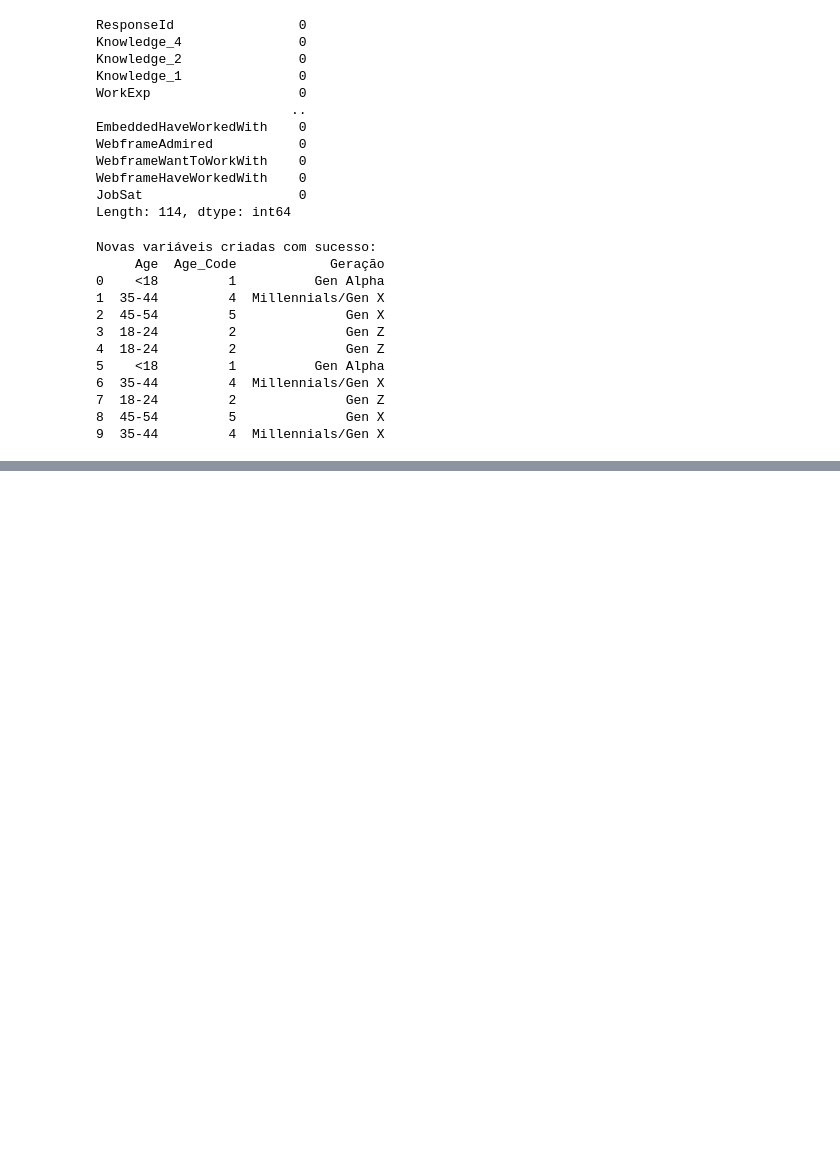
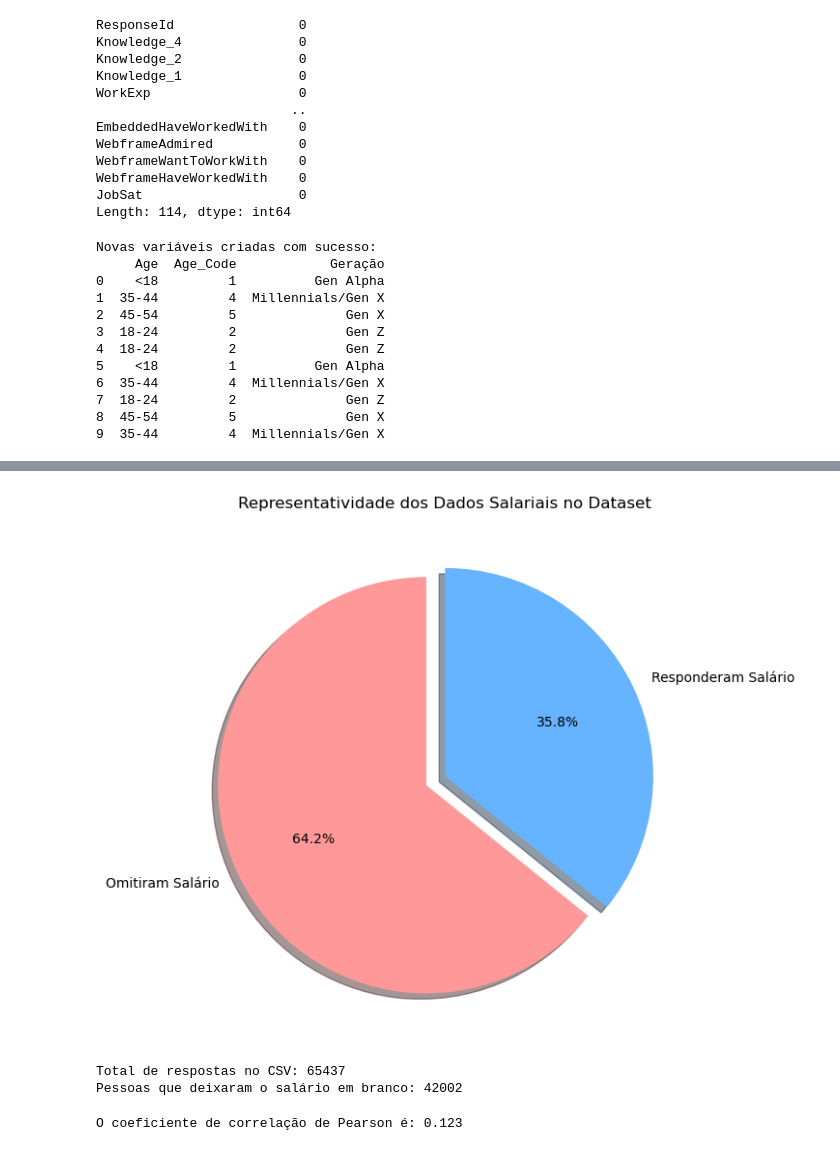
Before and after one commit to Rodrigo-CPEio/DataSet_GroupProject, a Jupyter notebook: Notebook_LAD.ipynb, the cells around one changed output, grey strips where cells are left out. Cells and saved outputs as stored; diff of their text form; code cells hidden in the pictures; blank space fills up the shorter version.

```diff
--- a/Notebook_LAD.ipynb
+++ b/Notebook_LAD.ipynb
@@ -218,0 +286,35 @@ srp.to_csv('DATASET/dataset_limpo_geracoes.csv', index=False)
+# %%
+import matplotlib.pyplot as plt
+
+# 1. Contar quem realmente não respondeu (Valores Nulos/NaN)
+total = len(srp)
+sem_salario = srp['ConvertedCompYearly'].isna().sum()
+com_salario = total - sem_salario
+
+# 2. Dados para o gráfico
+labels = ['Omitiram Salário', 'Responderam Salário']
+sizes = [sem_salario, com_salario]
+colors = ['#ff9999','#66b3ff']
+
+# 3. Criar o Pie Plot (Conforme PDF 8 da Stora, pág 3 - "Compare parts of a whole")
+plt.figure(figsize=(7, 7))
+plt.pie(sizes, labels=labels, autopct='%1.1f%%', startangle=90,
+        colors=colors, explode=(0.1, 0), shadow=True)
+
+plt.title('Representatividade dos Dados Salariais no Dataset')
+plt.show()
+
+print(f"Total de respostas no CSV: {total}")
+print(f"Pessoas que deixaram o salário em branco: {sem_salario}")
+# %% [output]
+[figure, added]
+Total de respostas no CSV: 65437
+Pessoas que deixaram o salário em branco: 42002
+# %%
+# Calcula a correlação de Pearson entre o código da idade e o salário
+# Usamos apenas os valores onde o salário é maior que 0
+df_stats = srp[srp['ConvertedCompYearly'] > 0]
+corr = df_stats['Age_Code'].corr(df_stats['ConvertedCompYearly'])
+print(f"O coeficiente de correlação de Pearson é: {corr:.3f}")
+# %% [output]
+O coeficiente de correlação de Pearson é: 0.123
```
Also changed, not shown: parts of 16 cells of this notebook.
